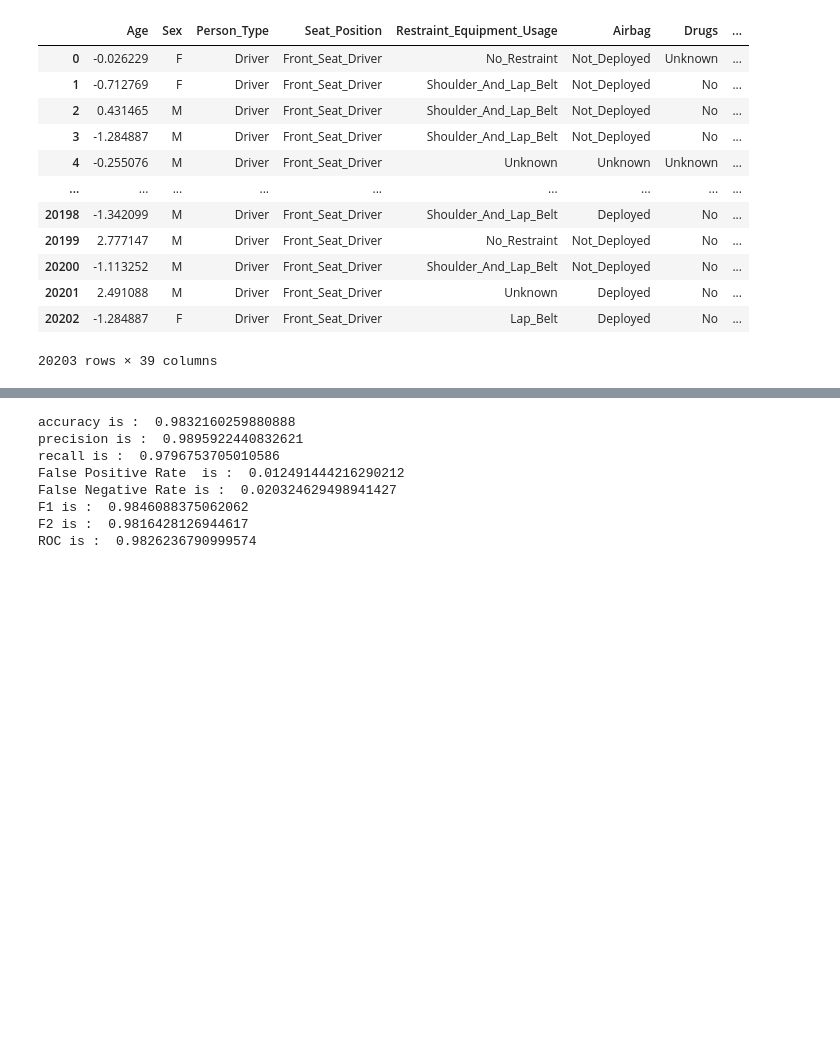
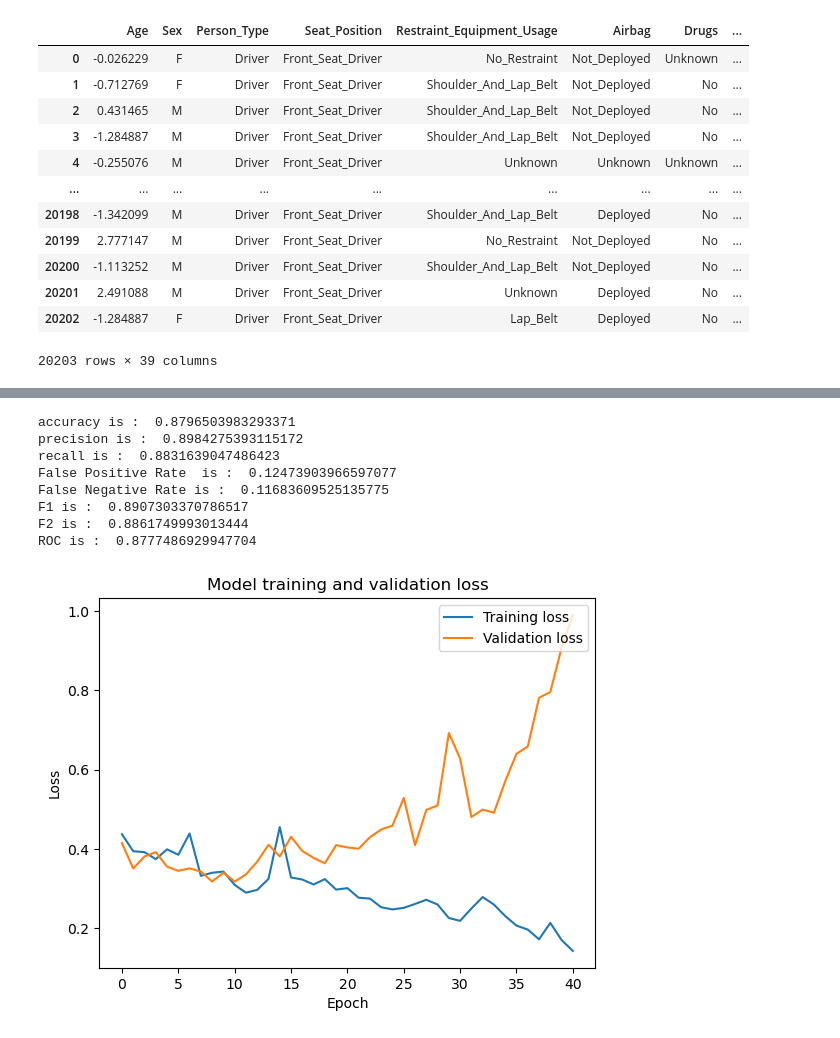
Before and after one commit to weikangg/BC2407-Analytics-II, a Jupyter notebook: Models/Neural Network/NeuralNetFinal.ipynb, the cells around one changed output, grey strips where cells are left out. Drawn from its saved outputs; the diff is of its cells as text; code cells hidden in the pictures; blank space fills up the shorter version.

```diff
--- a/Models/Neural Network/NeuralNetFinal.ipynb
+++ b/Models/Neural Network/NeuralNetFinal.ipynb
@@ -1,7 +1,7 @@
 # %%
 import pandas as pd
 import matplotlib.pyplot as plt
-#df = pd.read_csv(r"C:\Users\Loy\Documents\GitHub\BC2407-Analytics-II-Project\Dataset\trafficAccident2020_cleaned.csv")
-df = pd.read_csv(r"C:\Users\loysh\OneDrive - Nanyang Technological University\Desktop\2023S1\BC3407_PROG\BC2407-Analytics-II-Project\Dataset\trafficAccident2020_cleaned.csv")
+df = pd.read_csv(r"C:\Users\Loy\Documents\GitHub\BC2407-Analytics-II-Project\Dataset\trafficAccident2020_cleaned.csv")
+#df = pd.read_csv(r"C:\Users\loysh\OneDrive - Nanyang Technological University\Desktop\2023S1\BC3407_PROG\BC2407-Analytics-II-Project\Dataset\trafficAccident2020_cleaned.csv")
 df
 # %% [output]
@@ -298,9 +301,20 @@ feature_layer = tf.keras.layers.DenseFeatures(feature_columns)
 model = tf.keras.Sequential([
         feature_layer,
         tf.keras.layers.Dense(128, activation='relu'),
-        tf.keras.layers.Dense(128, activation='relu'),
+        tf.keras.layers.Dense(256, activation='relu'),
         tf.keras.layers.Dense(1)
 ])
-model.compile(loss="binary_crossentropy",optimizer="adam",metrics=["accuracy"]) #loss is during epoch #metrics measures cost at the end of epoch
+model.compile(
+    loss = tf.keras.losses.binary_crossentropy,
+    optimizer = tf.keras.optimizers.Adam(lr = 0.04),
+    metrics = [
+        tf.keras.metrics.BinaryAccuracy(name='accuracy'),
+        tf.keras.metrics.Precision(name='precision'),
+        tf.keras.metrics.Recall(name='recall')
+    ]
+) #loss is during epoch #metrics measures cost at the end of epoch
 #dont use accuracy when false negative and false positive is not symmetrical
 #optimzer is adaptive learning rate , learning rate depends via momentum(adam optimzer formula).
+from keras.callbacks import EarlyStopping
+
+early_stop = EarlyStopping(monitor='val_loss', mode='min', verbose=1, patience=30, restore_best_weights = True)
@@ -307,5 +323,5 @@ model.compile(loss="binary_crossentropy",optimizer="adam",metrics=["accuracy"])
 # %%
-h=model.fit(train_ds, validation_data=val_ds, epochs=100)
+h=model.fit(train_ds, validation_data=val_ds, epochs=100,callbacks=[early_stop])
 # %% [output]
 Epoch 1/100
 WARNING:tensorflow:Layers in a Sequential model should only have a single input tensor. Received: inputs={'Age': <tf.Tensor 'IteratorGetNext:0' shape=(None,) dtype=float64>, 'Sex': <tf.Tensor 'Iterato ...
@@ -415,11 +438,22 @@ print("F2 is : ",F2)
 roc = roc_auc_score(train['Death'], pred)
 print("ROC is : ",roc)
 # %% [output]
-accuracy is :  0.9832160259880888
-precision is :  0.9895922440832621
-recall is :  0.9796753705010586
-False Positive Rate  is :  0.012491444216290212
-False Negative Rate is :  0.020324629498941427
-F1 is :  0.9846088375062062
-F2 is :  0.9816428126944617
-ROC is :  0.9826236790999574
+accuracy is :  0.8796503983293371
+precision is :  0.8984275393115172
+recall is :  0.8831639047486423
+False Positive Rate  is :  0.12473903966597077
+False Negative Rate is :  0.11683609525135775
+F1 is :  0.8907303370786517
+F2 is :  0.8861749993013444
+ROC is :  0.8777486929947704
+# %%
+# Plot the training and validation loss
+plt.plot(h.history['loss'])
+plt.plot(h.history['val_loss'])
+plt.title('Model training and validation loss')
+plt.ylabel('Loss')
+plt.xlabel('Epoch')
+plt.legend(['Training loss', 'Validation loss'], loc='upper right')
+plt.show()
+# %% [output]
+[figure, added]
```
Also changed, not shown: parts of 10 cells of this notebook.
